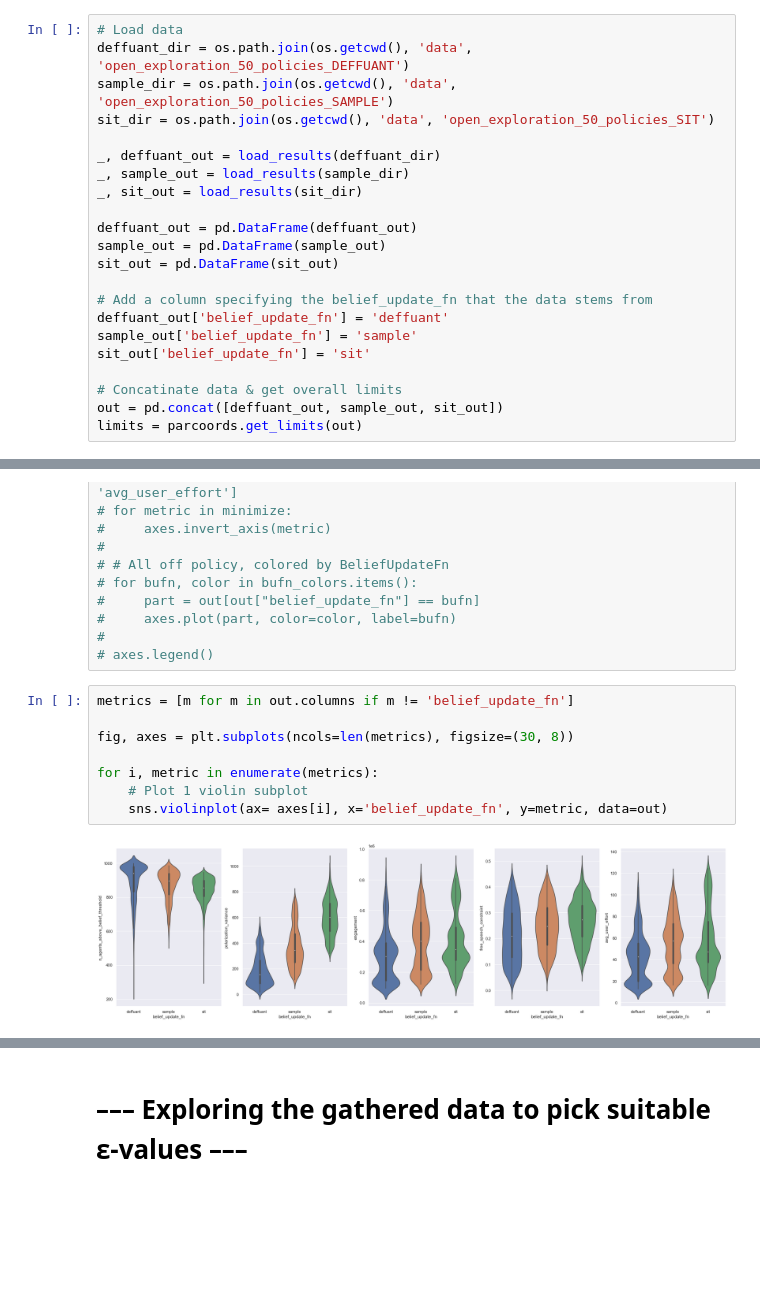
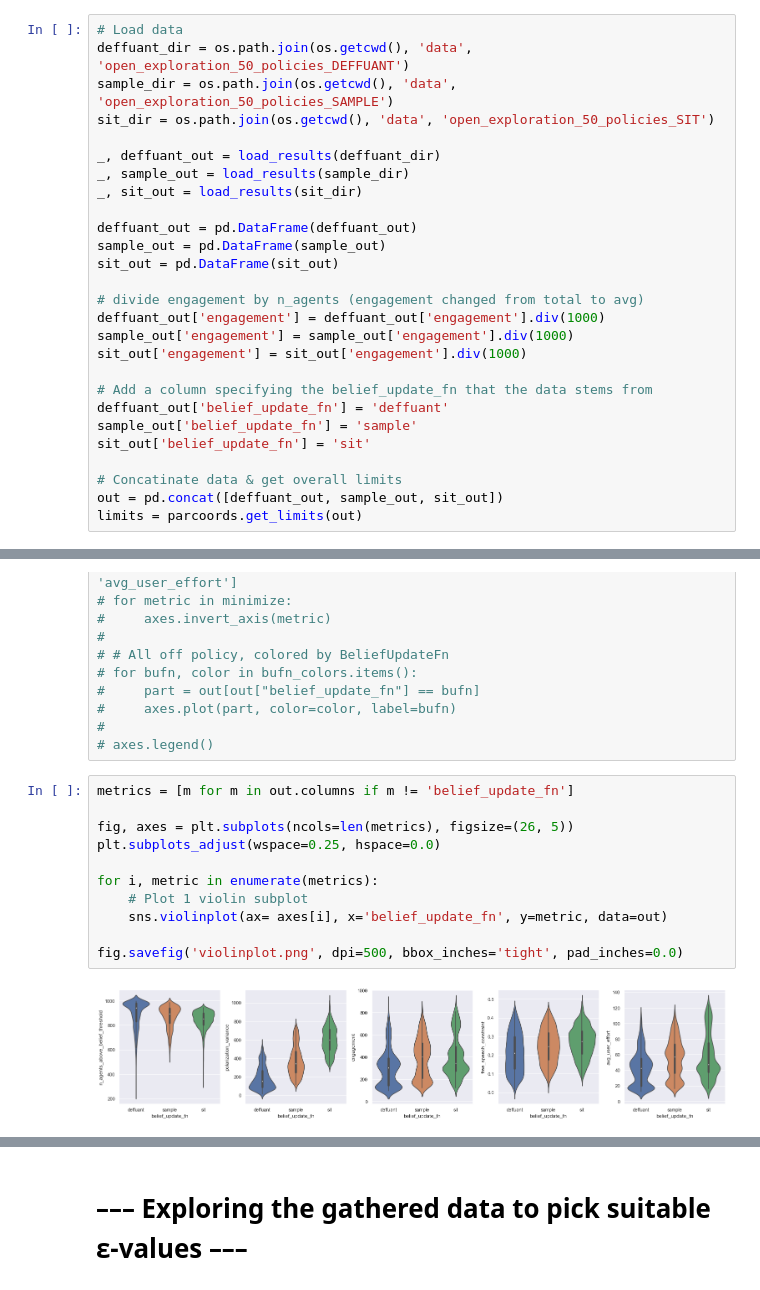
Before and after one commit to felicity-reddel/MisinfoPy, a Jupyter notebook: dmdu/exploration/epsilon_values.ipynb, the cells around one changed output, grey strips where cells are left out. Cells and saved outputs as stored; diff of their text form; blank space fills up the shorter version.

Commit message:
plotting update

```diff
--- a/dmdu/exploration/epsilon_values.ipynb
+++ b/dmdu/exploration/epsilon_values.ipynb
@@ -58,6 +58,11 @@ deffuant_out = pd.DataFrame(deffuant_out)
 sample_out = pd.DataFrame(sample_out)
 sit_out = pd.DataFrame(sit_out)
 
+# divide engagement by n_agents (engagement changed from total to avg)
+deffuant_out['engagement'] = deffuant_out['engagement'].div(1000)
+sample_out['engagement'] = sample_out['engagement'].div(1000)
+sit_out['engagement'] = sit_out['engagement'].div(1000)
+
 # Add a column specifying the belief_update_fn that the data stems from
 deffuant_out['belief_update_fn'] = 'deffuant'
 sample_out['belief_update_fn'] = 'sample'
@@ -88,13 +93,16 @@ for _, (bufn, color) in enumerate(zip(unique_bufns, sns.color_palette())):
 # %%
 metrics = [m for m in out.columns if m != 'belief_update_fn']
 
-fig, axes = plt.subplots(ncols=len(metrics), figsize=(30, 8))
+fig, axes = plt.subplots(ncols=len(metrics), figsize=(26, 5))
+plt.subplots_adjust(wspace=0.25, hspace=0.0)
 
 for i, metric in enumerate(metrics):
     # Plot 1 violin subplot
     sns.violinplot(ax= axes[i], x='belief_update_fn', y=metric, data=out)
+
+fig.savefig('violinplot.png', dpi=500, bbox_inches='tight', pad_inches=0.0)
 # %% [output]
-[figure, old version]
+[figure, new version]
 # %%
 out.describe()
 # %% [output]
```
Also changed, not shown: parts of 6 cells of this notebook.
